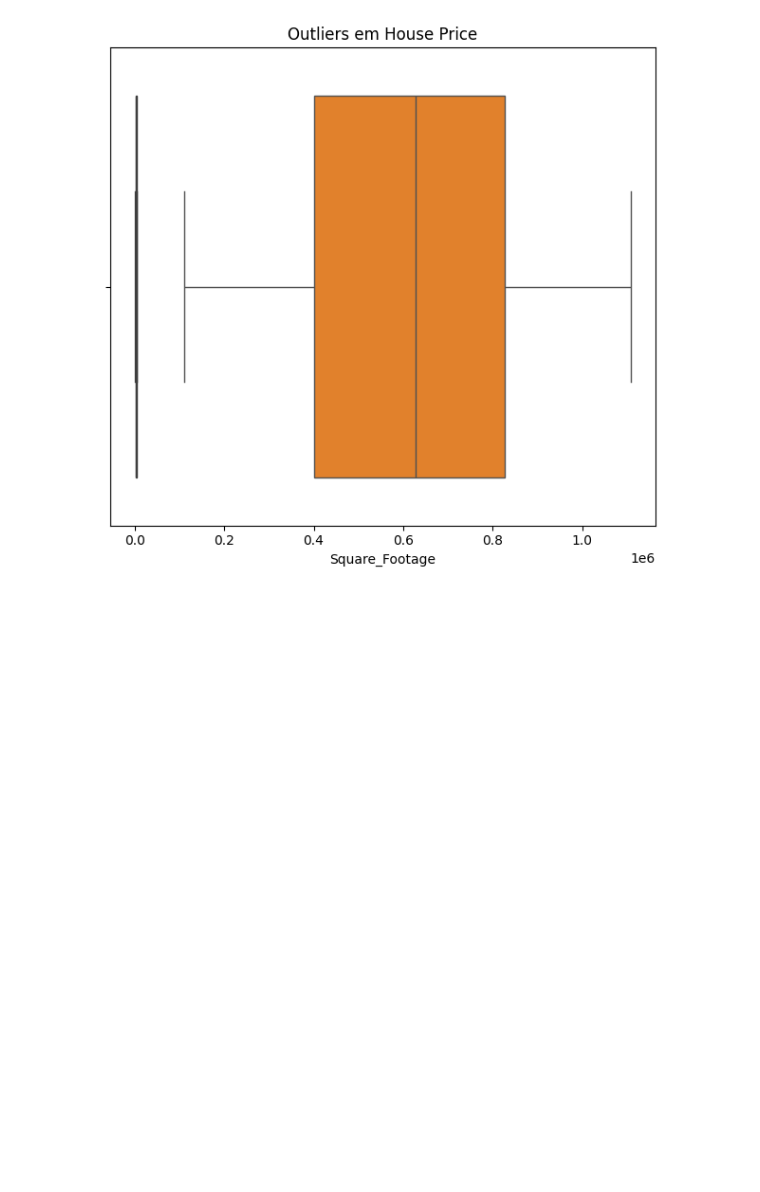
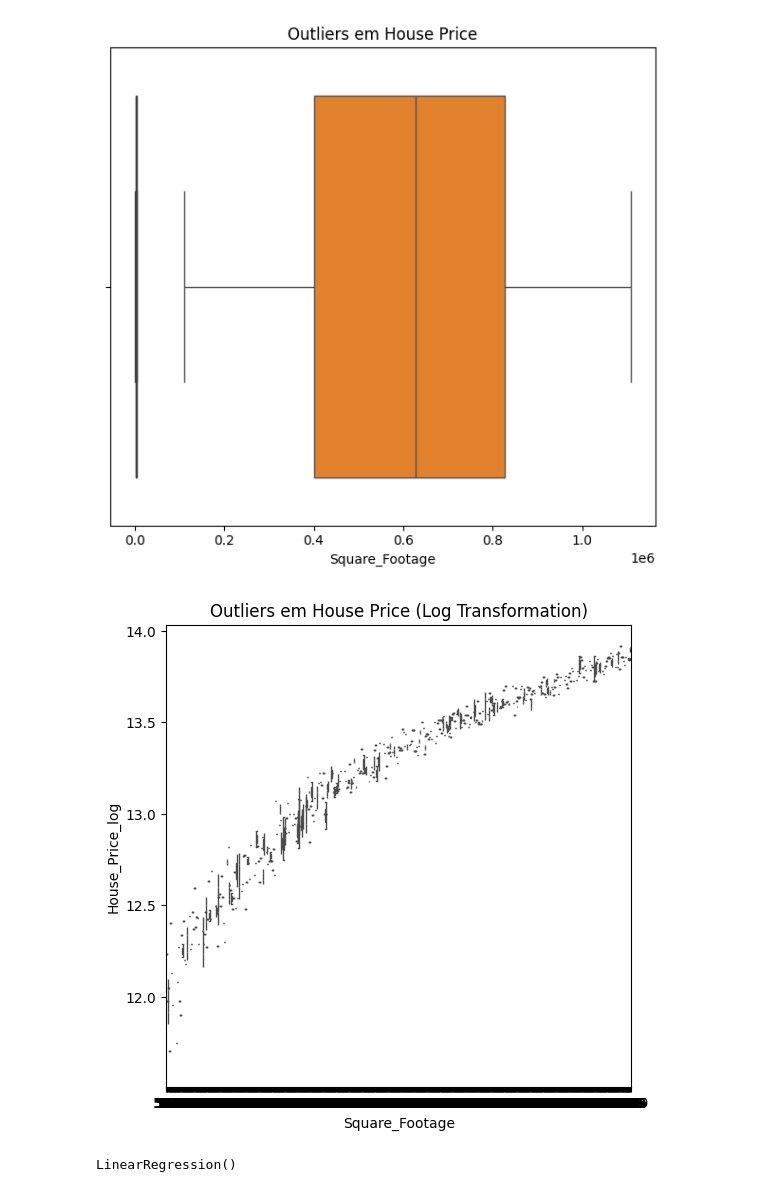
Before and after one commit to KaiqueConstantino/Projeto-house_prices, a Jupyter notebook: main.ipynb, the cells around one changed output. Cells and saved outputs as stored; diff of their text form; code cells hidden in the pictures; blank space fills up the shorter version.

```diff
--- a/main.ipynb
+++ b/main.ipynb
@@ -74,3 +74,19 @@ plt.tight_layout()
 plt.show()
 # %% [output]
 [figure]
+# %%
+# Decidi agora Realizar uma transformação logaritimica  que irá reduzir a variância de valor, comprimindo grandes valores
+import numpy as np
+import seaborn as sns
+import matplotlib.pyplot as plt
+
+# Aplicar a transformação logarítmica na variável House_Price
+df['House_Price_log'] = np.log(df['House_Price'])
+
+# Visualizar a nova distribuição após a transformação
+plt.figure(figsize=(6, 6))
+sns.boxplot(y=df['House_Price_log'], x=df['Square_Footage'], color="orange")
+plt.title('Outliers em House Price (Log Transformation)')
+plt.show()
+# %% [output]
+[figure, added]
@@ -76,0 +106,7 @@ plt.show()
+# %%
+#Ajustando o modelo de regressão linear
+
+model = LinearRegression()
+model.fit(X_Train, y_train)
+# %% [output]
+LinearRegression()
```
Also changed, not shown: parts of 7 cells of this notebook.
